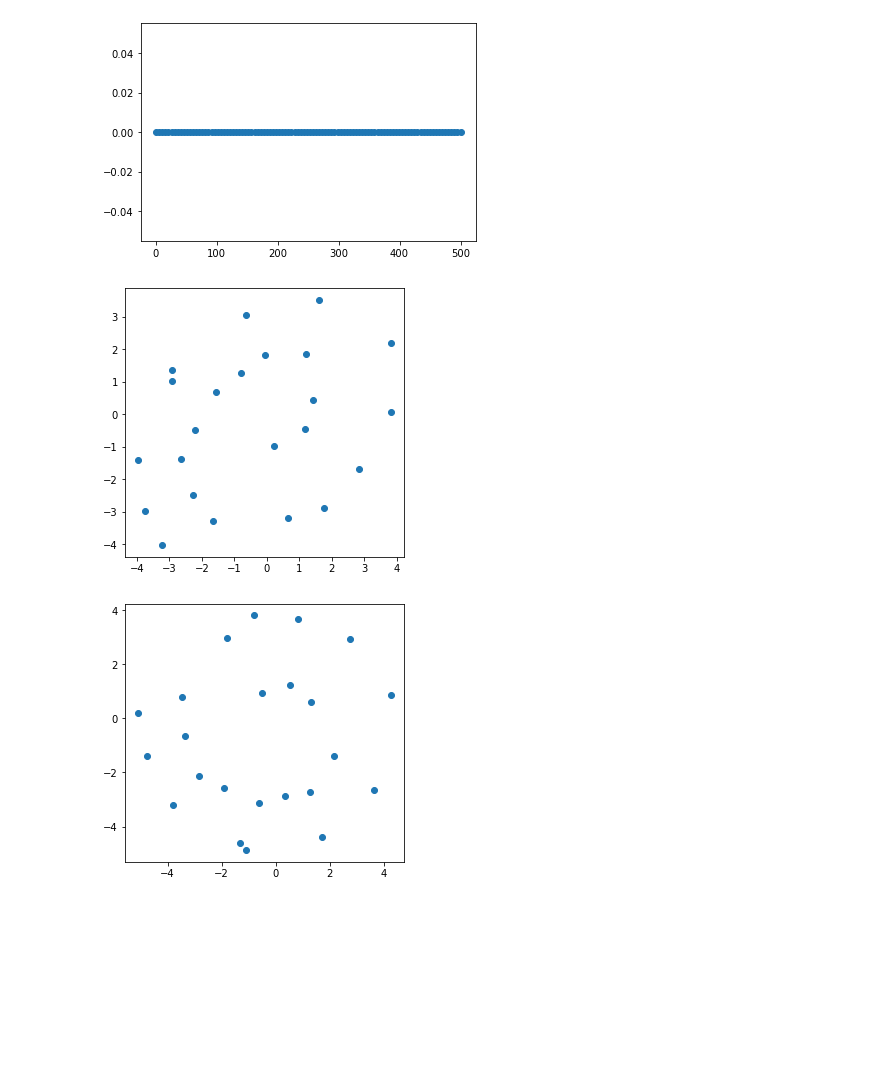
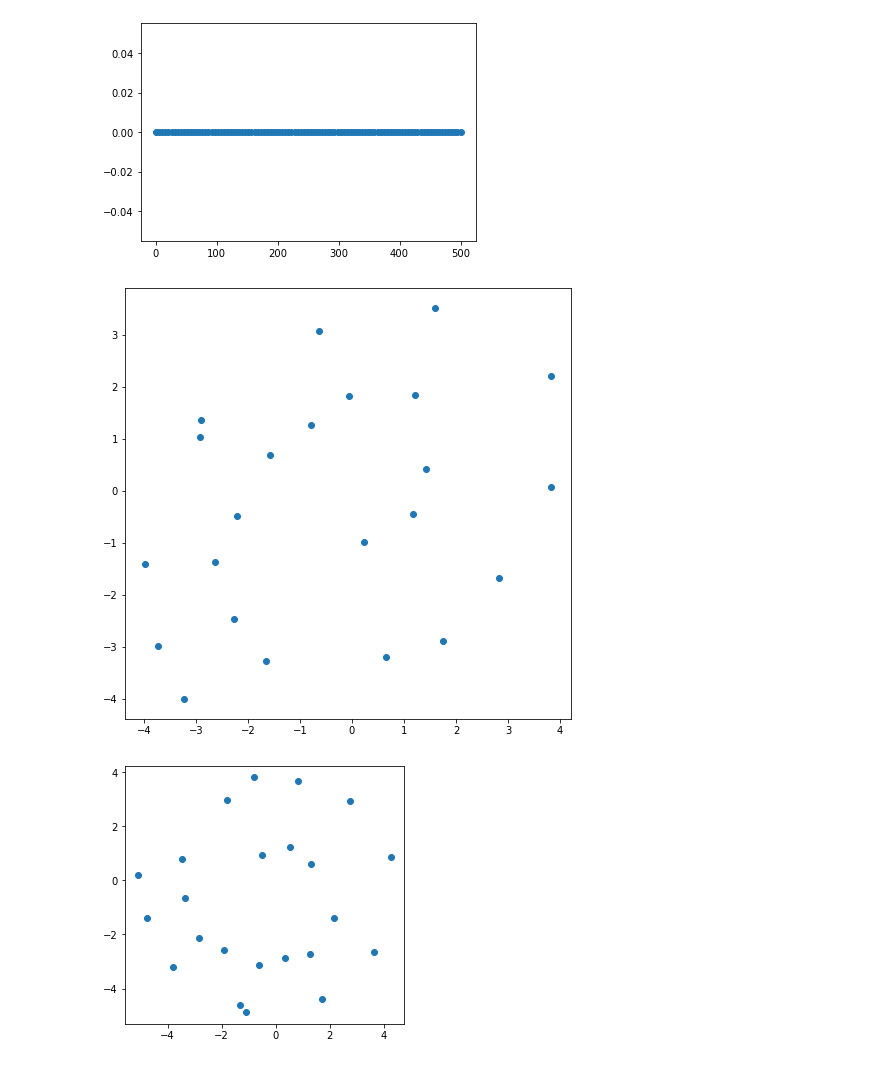
Before and after one commit to TomHilder/spiralmoments, a Jupyter notebook: eta_fitting.ipynb, the cells around one changed output. Saved outputs shown, nothing was run; the diff lists cells and outputs as text; code cells hidden in the pictures; blank space fills up the shorter version.

```diff
--- a/eta_fitting.ipynb
+++ b/eta_fitting.ipynb
@@ -45,25 +42,25 @@ plt.show()
 # %%
 # read in data points
 """
 generated with:
 
 hr      = 0.1
 q       = 0.25
 Rp      = 200
 az_p    = 45
 """
 
 data = np.loadtxt('practice_fit_data.csv', delimiter=',')
 
 x_data = data[:,0]
 y_data = data[:,1]
 
-plt.figure(figsize=[5,5])
+plt.figure(figsize=[8,8])
 plt.scatter(x_data, y_data)
 plt.axis('scaled')
 plt.show()
 # %% [output]
-[figure, old version]
+[figure, new version]
 # %%
 # deproject using inclination and PA
 
```
Also changed, not shown: parts of 3 cells of this notebook, 2 other files.
